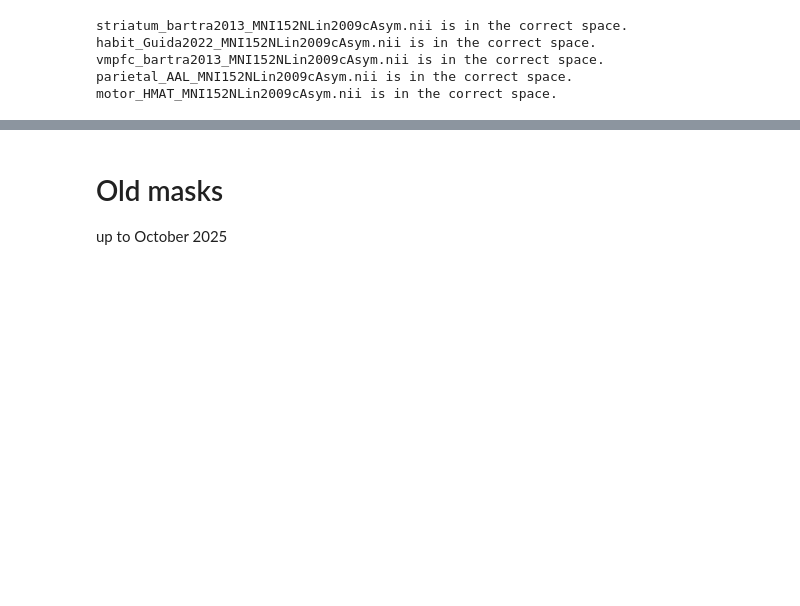
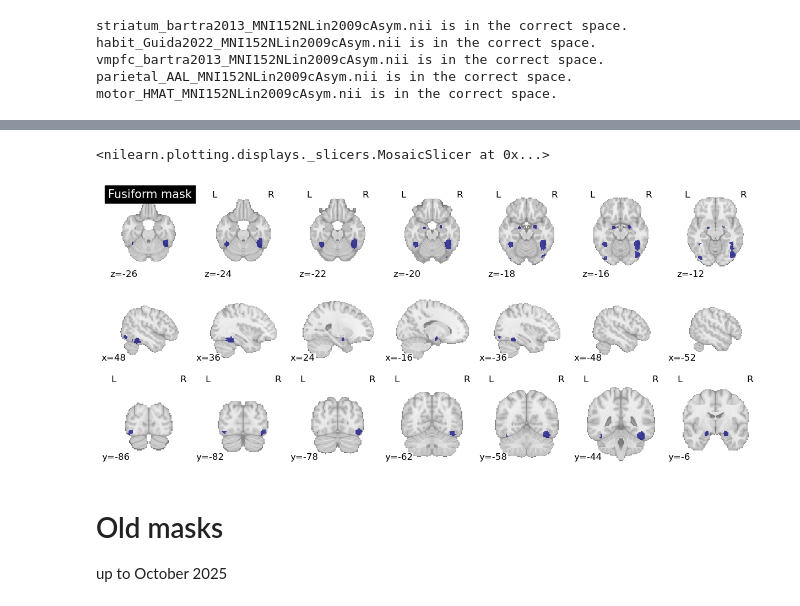
Before and after one commit to hugofluhr/learning-habits-analysis, a Jupyter notebook: notebooks/ROI_masks.ipynb, the cells around one changed output, grey strips where cells are left out. Saved outputs shown, nothing was run; the diff lists cells and outputs as text; code cells hidden in the pictures; blank space fills up the shorter version.

```diff
--- a/notebooks/ROI_masks.ipynb
+++ b/notebooks/ROI_masks.ipynb
@@ -216,4 +219,7 @@ plot_stat_map(fusiform_mask, title='Fusiform Mask', display_mode='mosaic')
 # %%
-thresholded_fusiform = threshold_img(fusiform_mask, threshold=12, cluster_threshold=40)
-thresholded_fusiform = math_img('img > 0', img=thresholded_fusiform)
-plot_roi(thresholded_fusiform, title='Fusiform mask', display_mode='mosaic')
+thresholded_face = threshold_img(face_mask, threshold=10, cluster_threshold=40, copy_header=True)
+thresholded_face = math_img('img > 0', img=thresholded_face)
+plot_roi(thresholded_face, title='Fusiform mask', display_mode='mosaic')
+# %% [output]
+<nilearn.plotting.displays._slicers.MosaicSlicer at 0x...>
+[figure, added]
```
Also changed, not shown: parts of 5 cells of this notebook, 1 other file.
